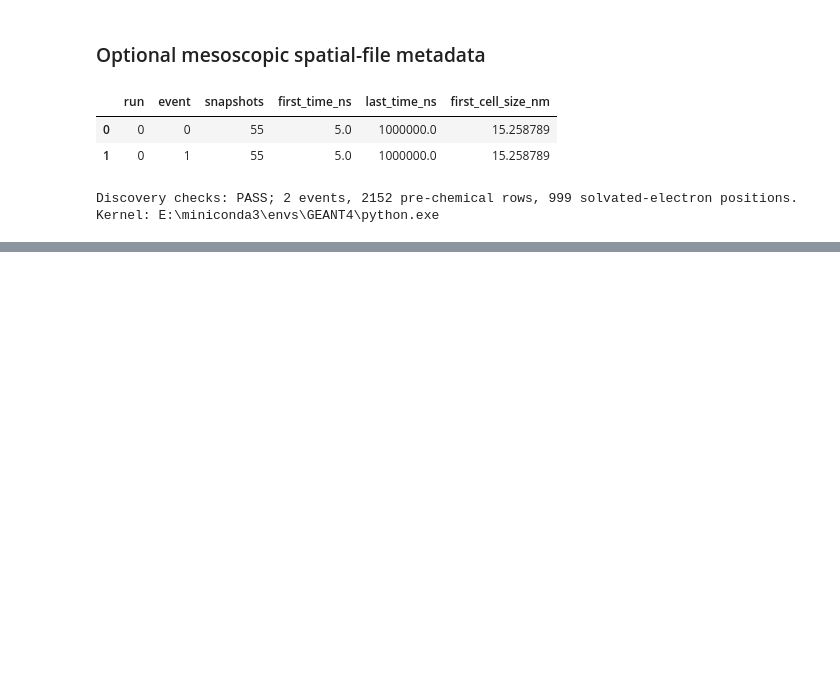
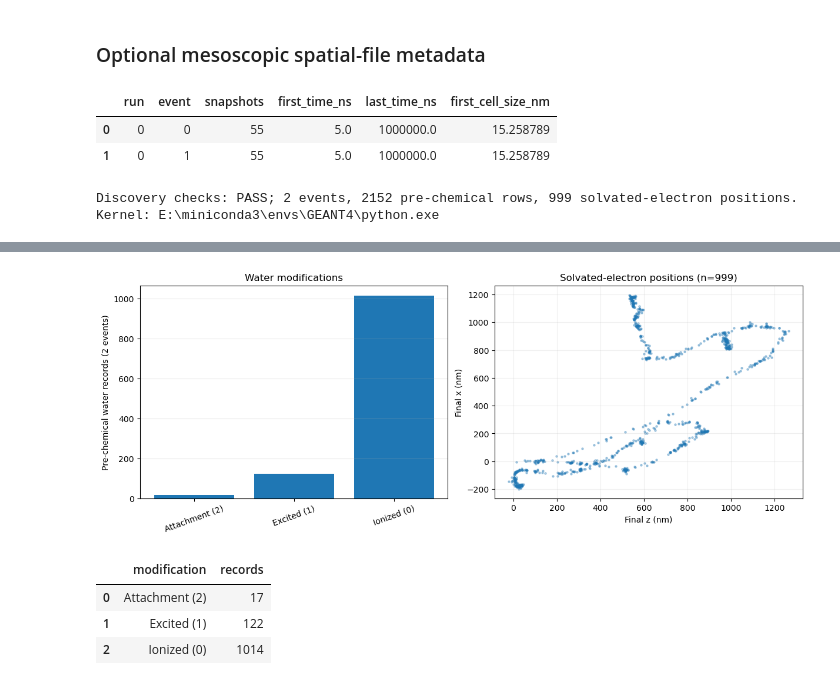
Before and after one commit to rtonneau/PFLASH, a Jupyter notebook: notebooks/vertical_slice.ipynb, the cells around one changed output, grey strips where cells are left out. Drawn from its saved outputs; the diff is of its cells as text; code cells hidden in the pictures; blank space fills up the shorter version.

```diff
--- a/notebooks/vertical_slice.ipynb
+++ b/notebooks/vertical_slice.ipynb
@@ -359,0 +474,32 @@ Kernel: E:\miniconda3\envs\GEANT4\python.exe
+# %%
+water = prechemical_records.loc[prechemical_records['molecule'] == 'H2O'].copy()
+water['modification'] = water['electron_modification'].astype(str).str.split(':').str[0].map({
+    '0': 'Ionized (0)', '1': 'Excited (1)', '2': 'Attachment (2)'})
+assert water['modification'].notna().all()
+water_counts = water['modification'].value_counts().sort_index()
+electron_positions = prechemical_records.loc[prechemical_records['molecule'] == 'e_aq'].dropna(
+    subset=['x_nm', 'y_nm', 'z_nm'])
+
+fig, axes = plt.subplots(1, 2, figsize=(12, 4.5), constrained_layout=True)
+axes[0].bar(water_counts.index, water_counts.values)
+axes[0].tick_params(axis='x', rotation=20)
+axes[0].set(ylabel=f'Pre-chemical water records ({events} events)', title='Water modifications')
+axes[0].grid(axis='y', alpha=.25)
+if not electron_positions.empty:
+    axes[1].scatter(electron_positions['z_nm'], electron_positions['x_nm'], s=5, alpha=.35)
+    axes[1].set(xlabel='Final z (nm)', ylabel='Final x (nm)',
+                title=f'Solvated-electron positions (n={len(electron_positions)})')
+    axes[1].grid(alpha=.2)
+else:
+    axes[1].text(.5, .5, 'No final e_aq positions in these files', ha='center', va='center',
+                 transform=axes[1].transAxes)
+    axes[1].set(title='Solvated-electron positions')
+display(fig)
+plt.close(fig)
+display(pd.DataFrame({'modification': water_counts.index, 'records': water_counts.values}))
+# %% [output]
+[figure, added]
+|  | modification | records |
+| 0 | Attachment (2) | 17 |
+| 1 | Excited (1) | 122 |
+| 2 | Ionized (0) | 1014 |
```
Also changed, not shown: parts of 9 cells of this notebook.
